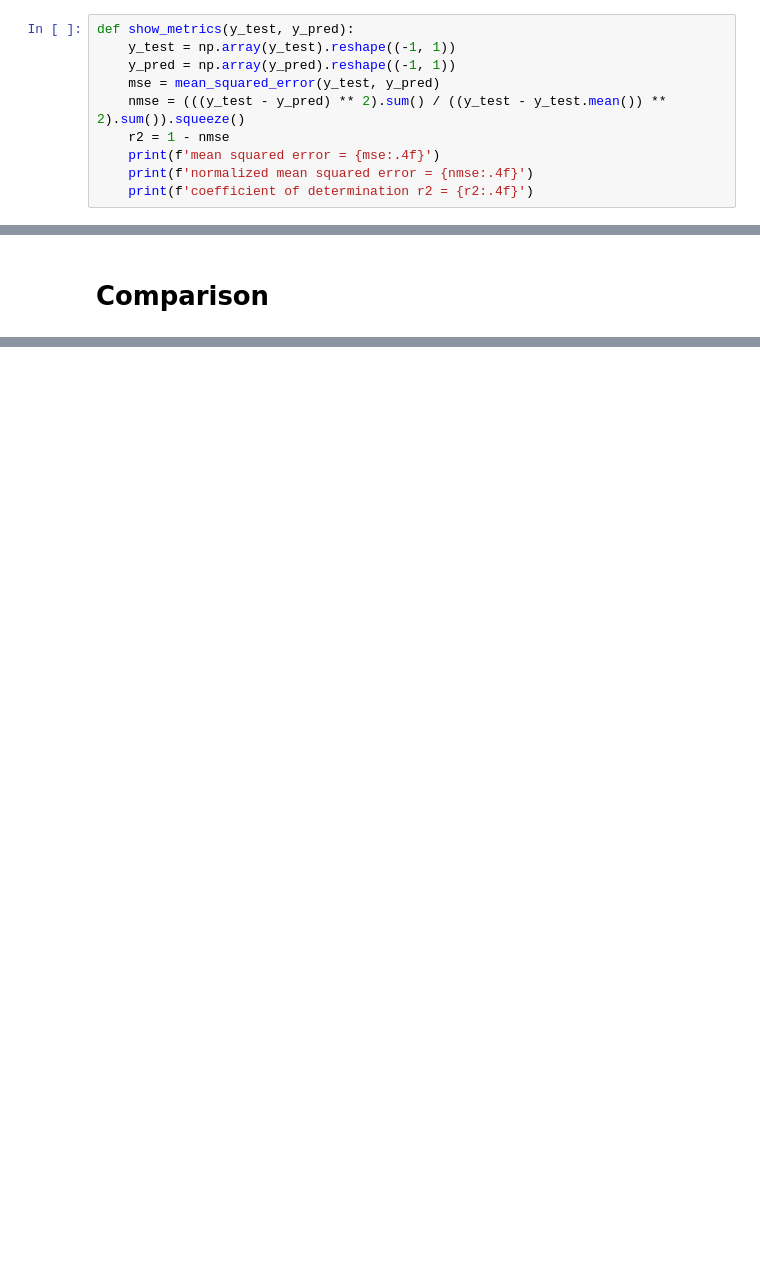
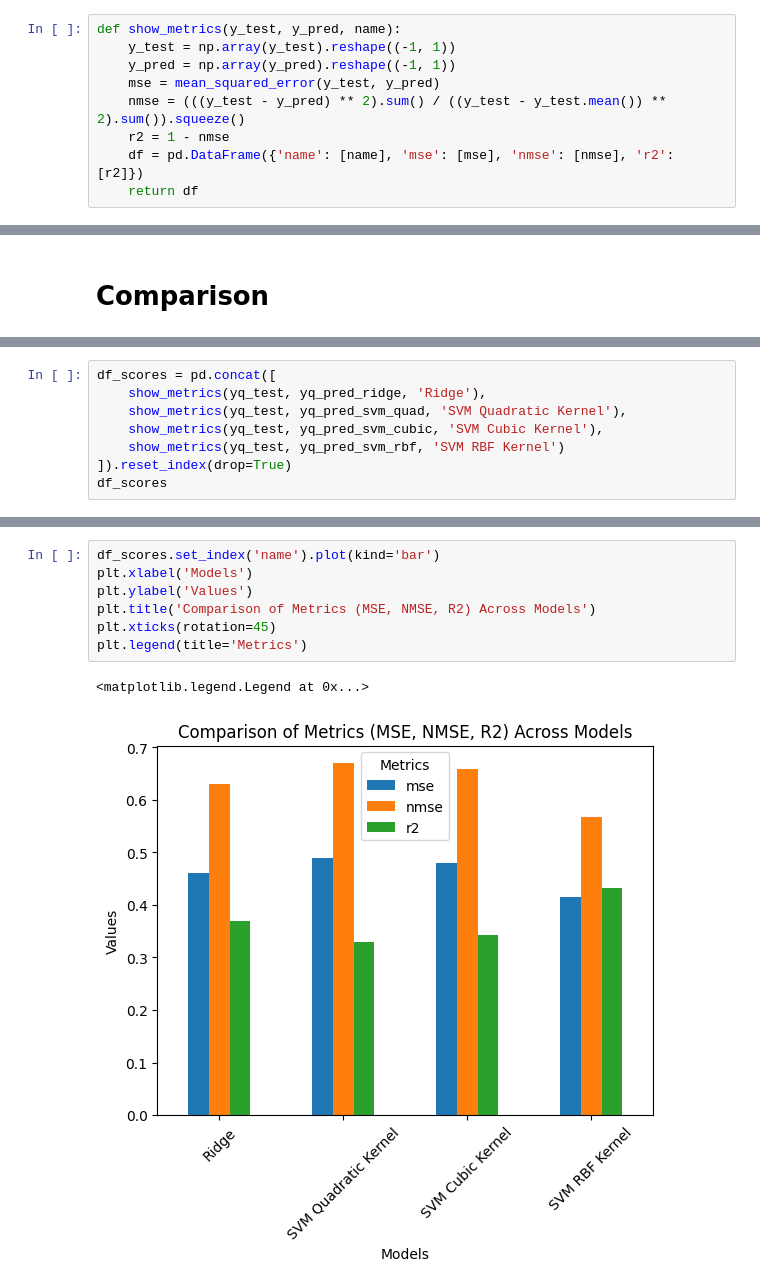
Before and after one commit to dbfranco07/AI221_ClassicalMachineLearning_MachineExercises, a Jupyter notebook: MachineExercise3_WineQuality_SVR.ipynb, the cells around one changed output, grey strips where cells are left out. Cells and saved outputs as stored; diff of their text form; blank space fills up the shorter version.

```diff
--- a/MachineExercise3_WineQuality_SVR.ipynb
+++ b/MachineExercise3_WineQuality_SVR.ipynb
@@ -50,13 +53,12 @@ array([[6.51185926],
        [6.59700954],
        [5.7751113 ]])
 # %%
-def show_metrics(y_test, y_pred):
+def show_metrics(y_test, y_pred, name):
     y_test = np.array(y_test).reshape((-1, 1))
     y_pred = np.array(y_pred).reshape((-1, 1))
     mse = mean_squared_error(y_test, y_pred)
     nmse = (((y_test - y_pred) ** 2).sum() / ((y_test - y_test.mean()) ** 2).sum()).squeeze()
     r2 = 1 - nmse
-    print(f'mean squared error = {mse:.4f}')
-    print(f'normalized mean squared error = {nmse:.4f}')
-    print(f'coefficient of determination r2 = {r2:.4f}')
+    df = pd.DataFrame({'name': [name], 'mse': [mse], 'nmse': [nmse], 'r2': [r2]})
+    return df
 # %%
@@ -148,0 +193,8 @@ plt.plot([yq_test.min(), yq_test.max()], [yq_test.min(), yq_test.max()], 'k--',
+# %%
+df_scores = pd.concat([
+    show_metrics(yq_test, yq_pred_ridge, 'Ridge'),
+    show_metrics(yq_test, yq_pred_svm_quad, 'SVM Quadratic Kernel'),
+    show_metrics(yq_test, yq_pred_svm_cubic, 'SVM Cubic Kernel'),
+    show_metrics(yq_test, yq_pred_svm_rbf, 'SVM RBF Kernel')
+]).reset_index(drop=True)
+df_scores
@@ -148,0 +207,10 @@ plt.plot([yq_test.min(), yq_test.max()], [yq_test.min(), yq_test.max()], 'k--',
+# %%
+df_scores.set_index('name').plot(kind='bar')
+plt.xlabel('Models')
+plt.ylabel('Values')
+plt.title('Comparison of Metrics (MSE, NMSE, R2) Across Models')
+plt.xticks(rotation=45)
+plt.legend(title='Metrics')
+# %% [output]
+<matplotlib.legend.Legend at 0x...>
+[figure, added]
```
Also changed, not shown: parts of 19 cells of this notebook.
